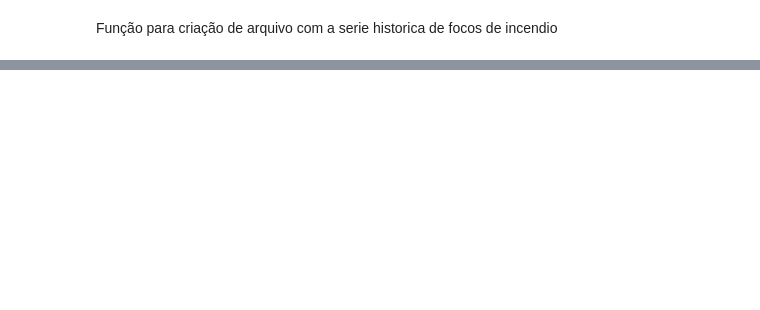
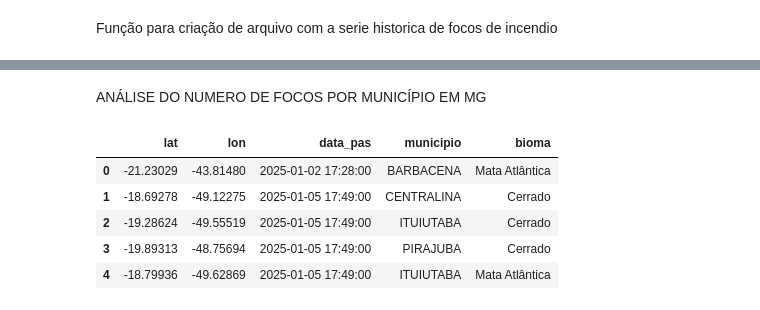
Before and after one commit to jvrezendem/analiseIncendioBR, a Jupyter notebook: notebooks/serieHistorica.ipynb, the cells around one changed output, grey strips where cells are left out. Saved outputs shown, nothing was run; the diff lists cells and outputs as text; code cells hidden in the pictures; blank space fills up the shorter version.

```diff
--- a/notebooks/serieHistorica.ipynb
+++ b/notebooks/serieHistorica.ipynb
@@ -54,0 +120,17 @@ for ano, value in zip(serie["Ano"], serie["Numero de Focos"]):
+# %% [markdown]
+ANÁLISE DO NUMERO DE FOCOS POR MUNICÍPIO EM MG
+# %%
+datamg = dfTotal[dfTotal["estado"] == "MINAS GERAIS"].reset_index()
+
+datamg = datamg.drop(["estado", "index"], axis=1)
+
+datamg.to_csv("../data/processed/focos_mg_ref_2015-2025.csv", sep=",")
+
+datamg.head()
+# %% [output]
+|  | lat | lon | data_pas | municipio | bioma |
+| 0 | -21.23029 | -43.81480 | 2025-01-02 17:28:00 | BARBACENA | Mata Atlântica |
+| 1 | -18.69278 | -49.12275 | 2025-01-05 17:49:00 | CENTRALINA | Cerrado |
+| 2 | -19.28624 | -49.55519 | 2025-01-05 17:49:00 | ITUIUTABA | Cerrado |
+| 3 | -19.89313 | -48.75694 | 2025-01-05 17:49:00 | PIRAJUBA | Cerrado |
+| 4 | -18.79936 | -49.62869 | 2025-01-05 17:49:00 | ITUIUTABA | Mata Atlântica |
```
Also changed, not shown: parts of 8 cells of this notebook.
